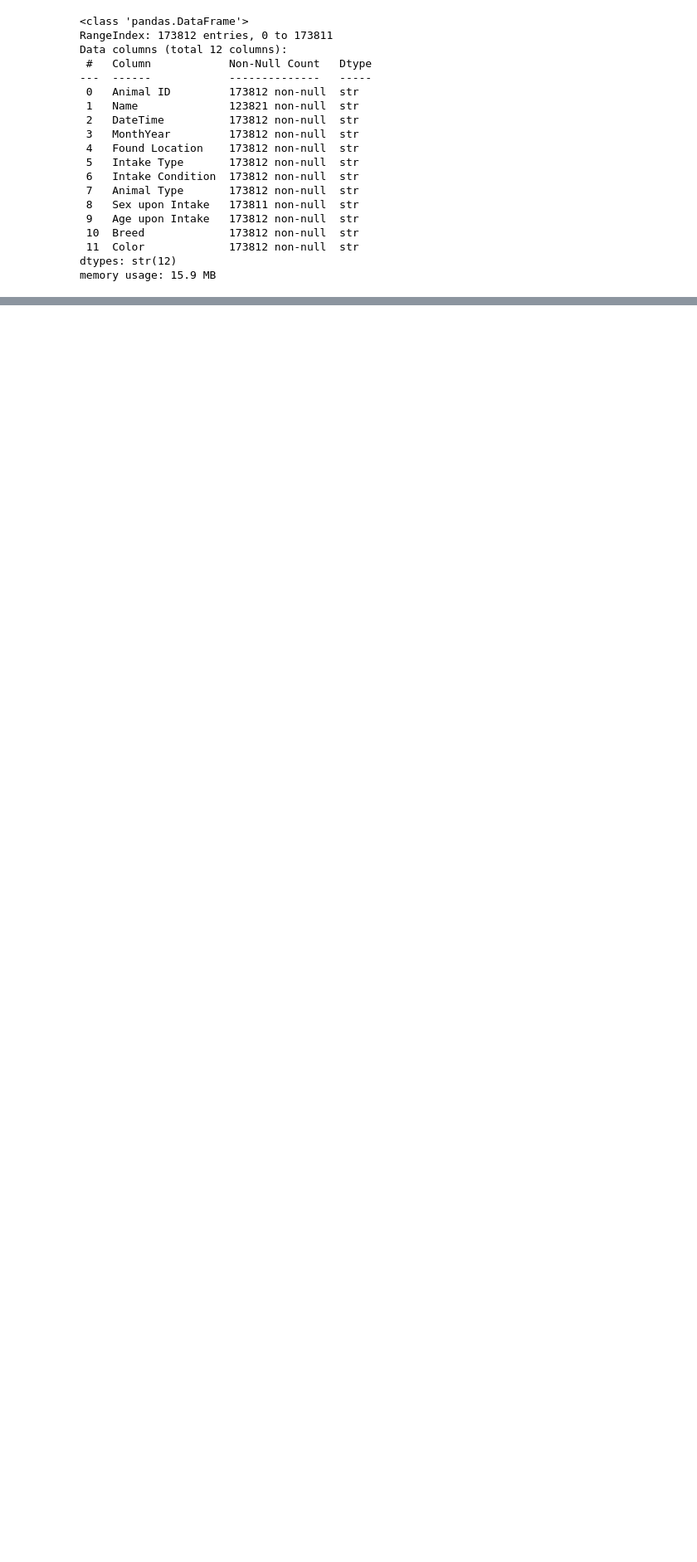
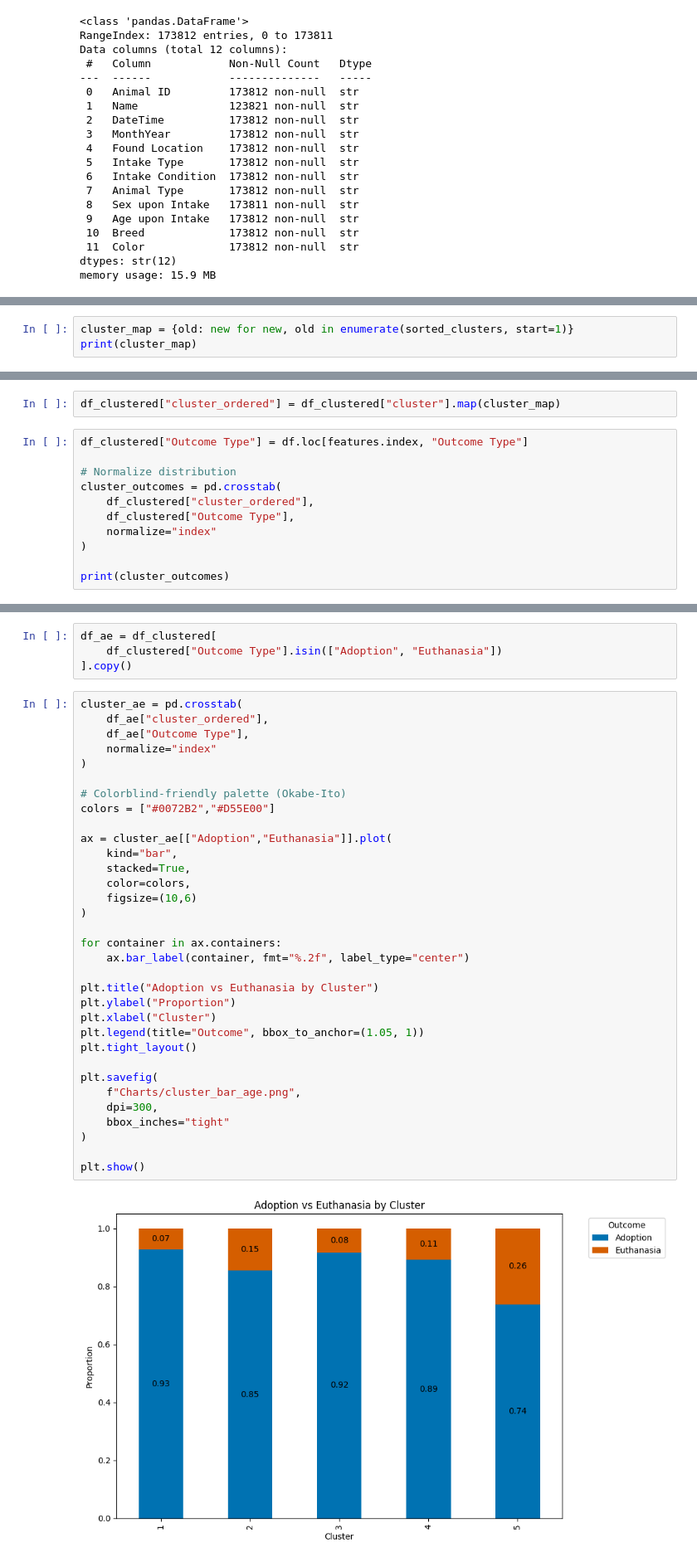
Before and after one commit to afiscl/csci3343-animal-shelter-project, a Jupyter notebook: cluster_factors.ipynb, the cells around one changed output, grey strips where cells are left out. Shown at 83% size. Drawn from its saved outputs; the diff is of its cells as text; blank space fills up the shorter version.

Commit message:
got clusters done

```diff
--- a/cluster_factors.ipynb
+++ b/cluster_factors.ipynb
@@ -60,0 +110,3 @@ memory usage: 15.9 MB
+# %%
+cluster_map = {old: new for new, old in enumerate(sorted_clusters, start=1)}
+print(cluster_map)
@@ -60,0 +115,13 @@ memory usage: 15.9 MB
+# %%
+df_clustered["cluster_ordered"] = df_clustered["cluster"].map(cluster_map)
+# %%
+df_clustered["Outcome Type"] = df.loc[features.index, "Outcome Type"]
+
+# Normalize distribution
+cluster_outcomes = pd.crosstab(
+    df_clustered["cluster_ordered"],
+    df_clustered["Outcome Type"],
+    normalize="index"
+)
+
+print(cluster_outcomes)
@@ -60,0 +164,39 @@ memory usage: 15.9 MB
+# %%
+df_ae = df_clustered[
+    df_clustered["Outcome Type"].isin(["Adoption", "Euthanasia"])
+].copy()
+# %%
+cluster_ae = pd.crosstab(
+    df_ae["cluster_ordered"],
+    df_ae["Outcome Type"],
+    normalize="index"
+)
+
+# Colorblind-friendly palette (Okabe-Ito)
+colors = ["#0072B2","#D55E00"]
+
+ax = cluster_ae[["Adoption","Euthanasia"]].plot(
+    kind="bar",
+    stacked=True,
+    color=colors,
+    figsize=(10,6)
+)
+
+for container in ax.containers:
+    ax.bar_label(container, fmt="%.2f", label_type="center")
+
+plt.title("Adoption vs Euthanasia by Cluster")
+plt.ylabel("Proportion")
+plt.xlabel("Cluster")
+plt.legend(title="Outcome", bbox_to_anchor=(1.05, 1))
+plt.tight_layout()
+
+plt.savefig(
+    f"Charts/cluster_bar_age.png",
+    dpi=300,
+    bbox_inches="tight"
+)
+
+plt.show()
+# %% [output]
+[figure, added]
```
Also changed, not shown: parts of 30 cells of this notebook, 7 other files.
